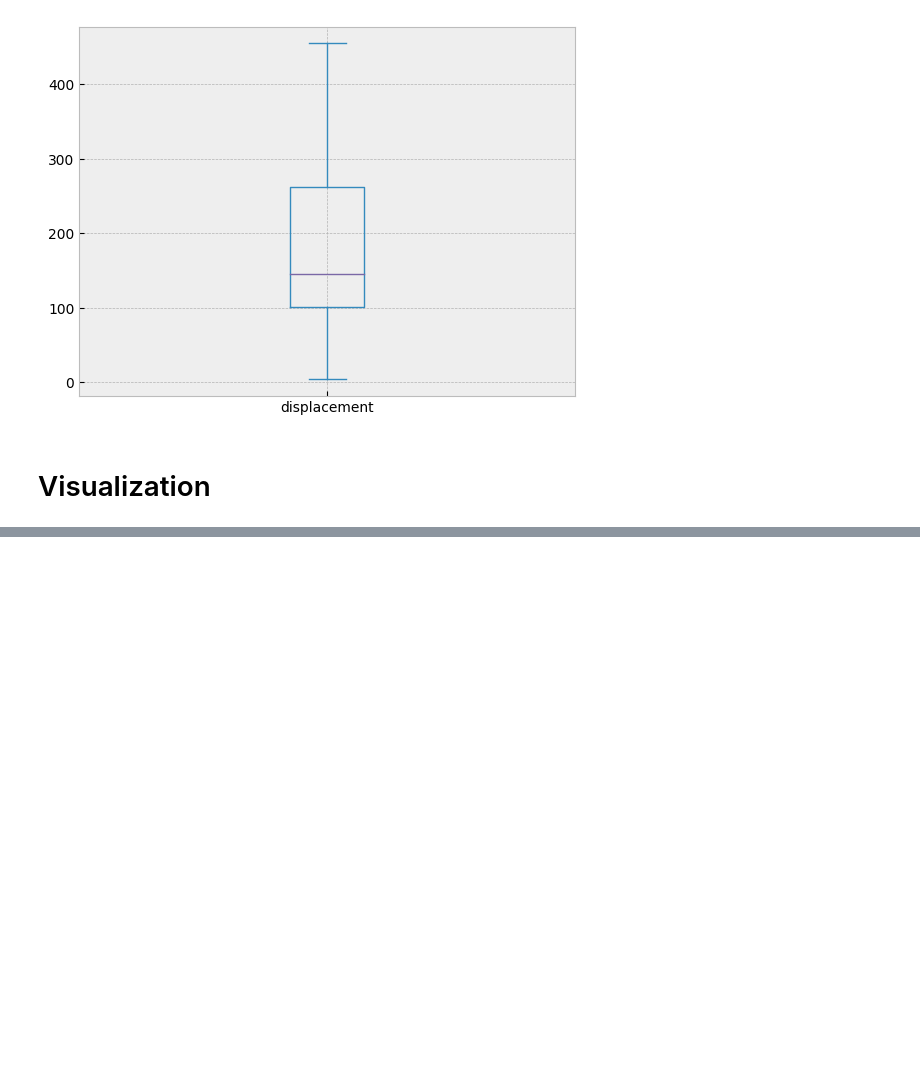
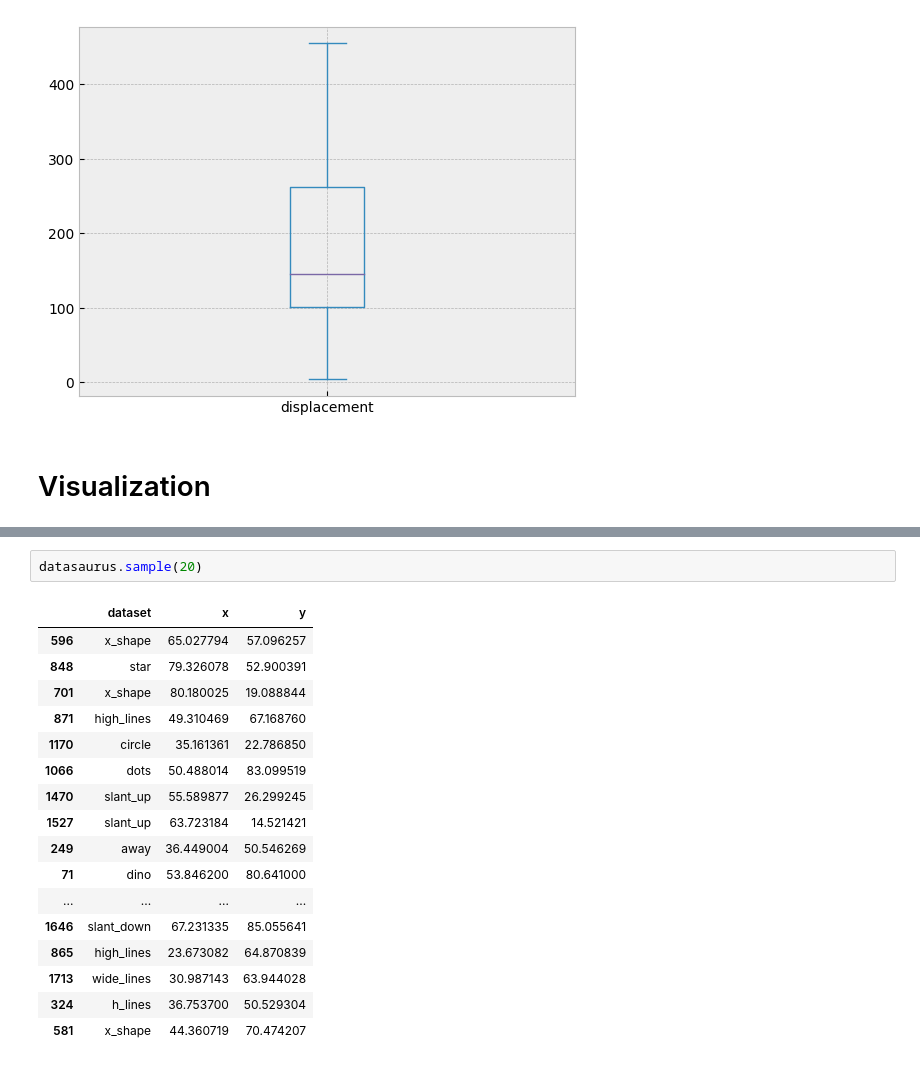
Before and after one commit to IT4063C-Fall22/Sandbox, a Jupyter notebook: sandbox.ipynb, the cells around one changed output, grey strips where cells are left out. Drawn from its saved outputs; the diff is of its cells as text; blank space fills up the shorter version.

```diff
--- a/sandbox.ipynb
+++ b/sandbox.ipynb
@@ -410,0 +423,20 @@ auto_mpg_df['displacement'].plot(kind="box")
+# %%
+datasaurus.sample(20)
+# %% [output]
+|  | dataset | x | y |
+| 596 | x_shape | 65.027794 | 57.096257 |
+| 848 | star | 79.326078 | 52.900391 |
+| 701 | x_shape | 80.180025 | 19.088844 |
+| 871 | high_lines | 49.310469 | 67.168760 |
+| 1170 | circle | 35.161361 | 22.786850 |
+| 1066 | dots | 50.488014 | 83.099519 |
+| 1470 | slant_up | 55.589877 | 26.299245 |
+| 1527 | slant_up | 63.723184 | 14.521421 |
+| 249 | away | 36.449004 | 50.546269 |
+| 71 | dino | 53.846200 | 80.641000 |
+| ... | ... | ... | ... |
+| 1646 | slant_down | 67.231335 | 85.055641 |
+| 865 | high_lines | 23.673082 | 64.870839 |
+| 1713 | wide_lines | 30.987143 | 63.944028 |
+| 324 | h_lines | 36.753700 | 50.529304 |
+| 581 | x_shape | 44.360719 | 70.474207 |
```
Also changed, not shown: parts of 7 cells of this notebook, 1 other file.
